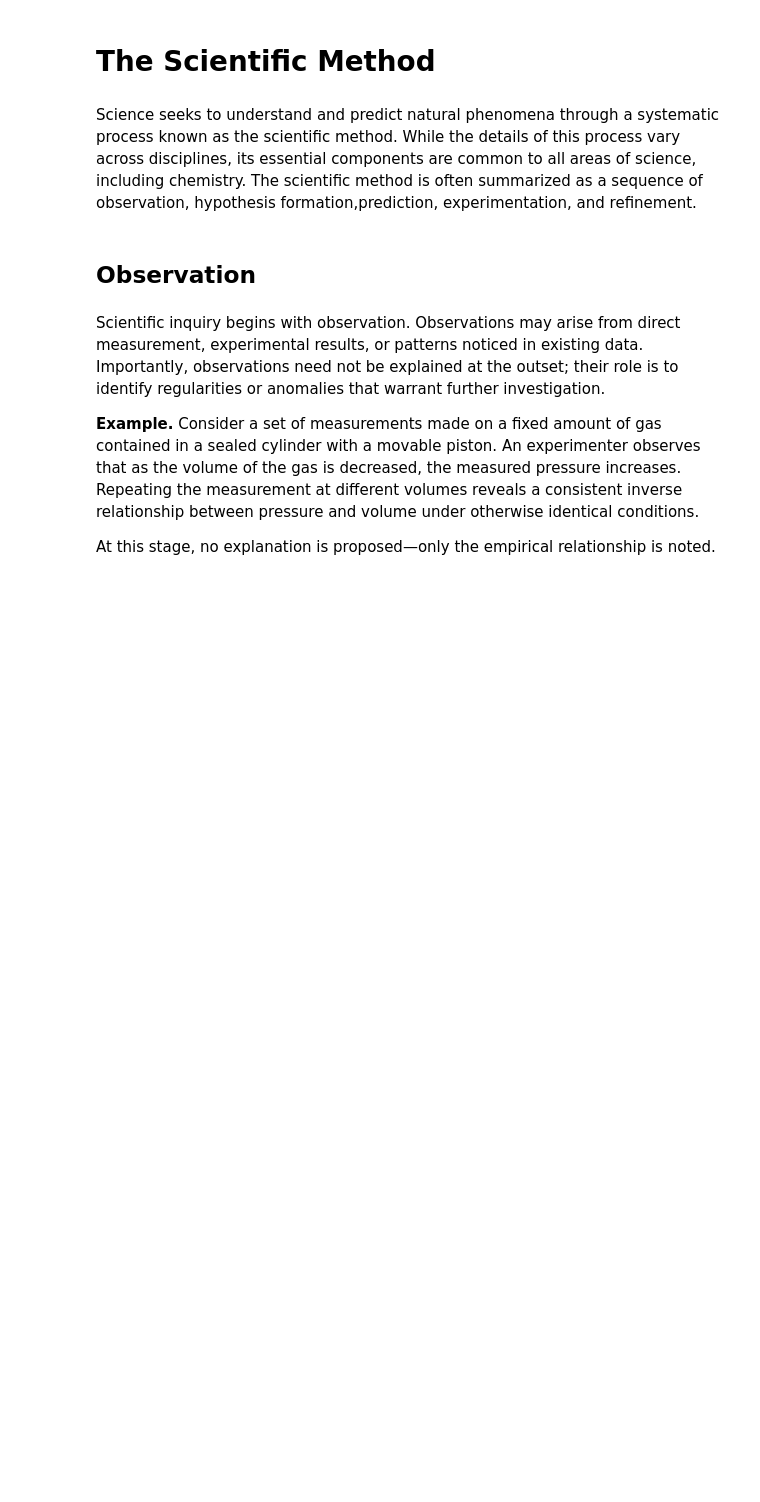
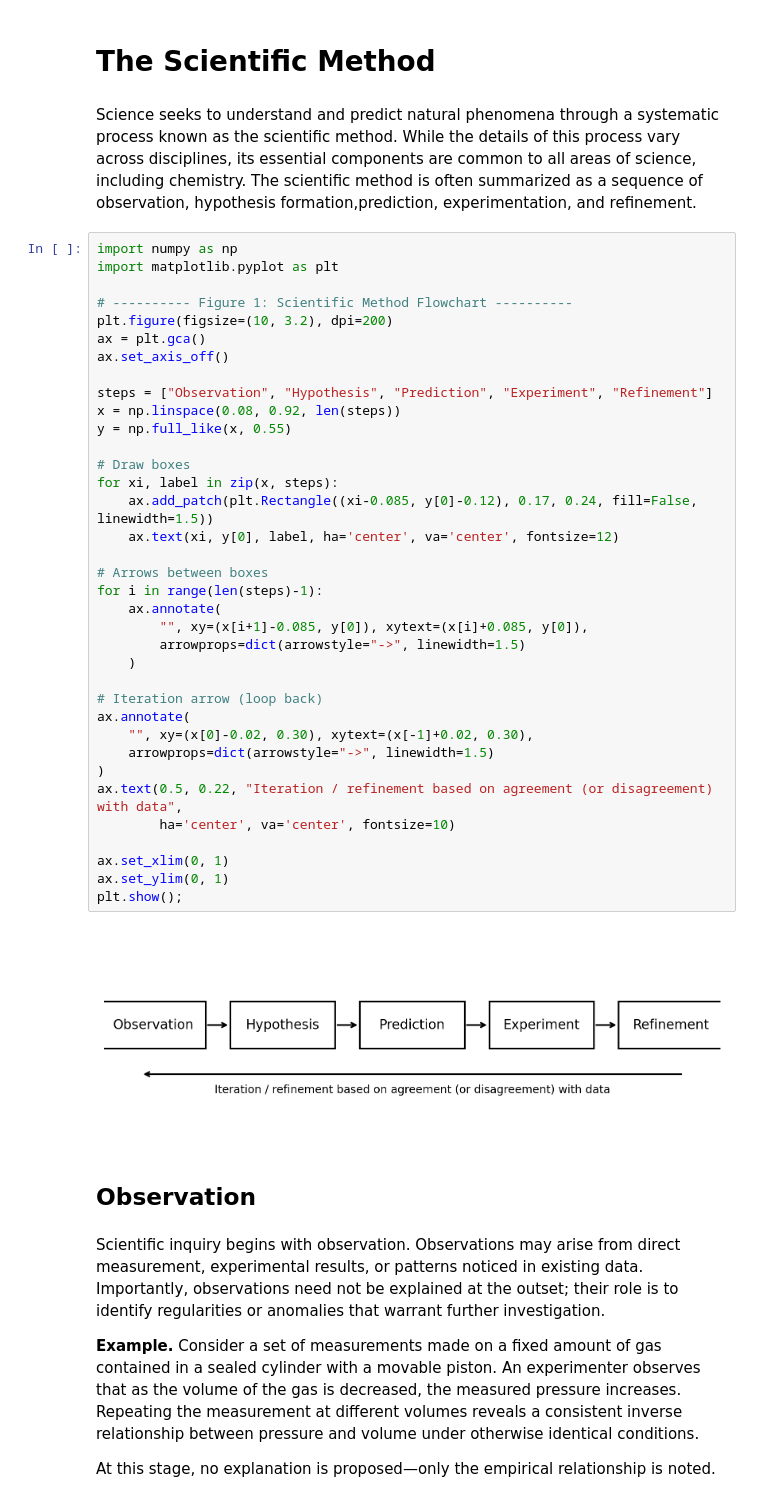
Before and after one commit to mccullaghlab/mccullaghlab.github.io, a Jupyter notebook: Chemistry_Lessons_Jupyter_Notebooks/_build/jupyter_execute/computational_chemistry/Models_in_the_Scientific_Method.ipynb, the cells around one changed output. Cells and saved outputs as stored; diff of their text form; blank space fills up the shorter version.

```diff
--- a/Chemistry_Lessons_Jupyter_Notebooks/_build/jupyter_execute/computational_chemistry/Models_in_the_Scientific_Method.ipynb
+++ b/Chemistry_Lessons_Jupyter_Notebooks/_build/jupyter_execute/computational_chemistry/Models_in_the_Scientific_Method.ipynb
@@ -23,6 +27,44 @@ None for now.
 Science seeks to understand and predict natural phenomena through a systematic process known as
 the scientific method. While the details of this process vary across disciplines, its essential
 components are common to all areas of science, including chemistry. The scientific method is often summarized as a sequence of observation, hypothesis formation,prediction, experimentation, and refinement.
+# %%
+import numpy as np
+import matplotlib.pyplot as plt
+
+# ---------- Figure 1: Scientific Method Flowchart ----------
+plt.figure(figsize=(10, 3.2), dpi=200)
+ax = plt.gca()
+ax.set_axis_off()
+
+steps = ["Observation", "Hypothesis", "Prediction", "Experiment", "Refinement"]
+x = np.linspace(0.08, 0.92, len(steps))
+y = np.full_like(x, 0.55)
+
+# Draw boxes
+for xi, label in zip(x, steps):
+    ax.add_patch(plt.Rectangle((xi-0.085, y[0]-0.12), 0.17, 0.24, fill=False, linewidth=1.5))
+    ax.text(xi, y[0], label, ha='center', va='center', fontsize=12)
+
+# Arrows between boxes
+for i in range(len(steps)-1):
+    ax.annotate(
+        "", xy=(x[i+1]-0.085, y[0]), xytext=(x[i]+0.085, y[0]),
+        arrowprops=dict(arrowstyle="->", linewidth=1.5)
+    )
+
+# Iteration arrow (loop back)
+ax.annotate(
+    "", xy=(x[0]-0.02, 0.30), xytext=(x[-1]+0.02, 0.30),
+    arrowprops=dict(arrowstyle="->", linewidth=1.5)
+)
+ax.text(0.5, 0.22, "Iteration / refinement based on agreement (or disagreement) with data",
+        ha='center', va='center', fontsize=10)
+
+ax.set_xlim(0, 1)
+ax.set_ylim(0, 1)
+plt.show();
+# %% [output]
+[figure, added]
 # %% [markdown]
 ## Observation
 # %% [markdown]
```
Also changed, not shown: parts of 6 cells of this notebook, 13 other files.
